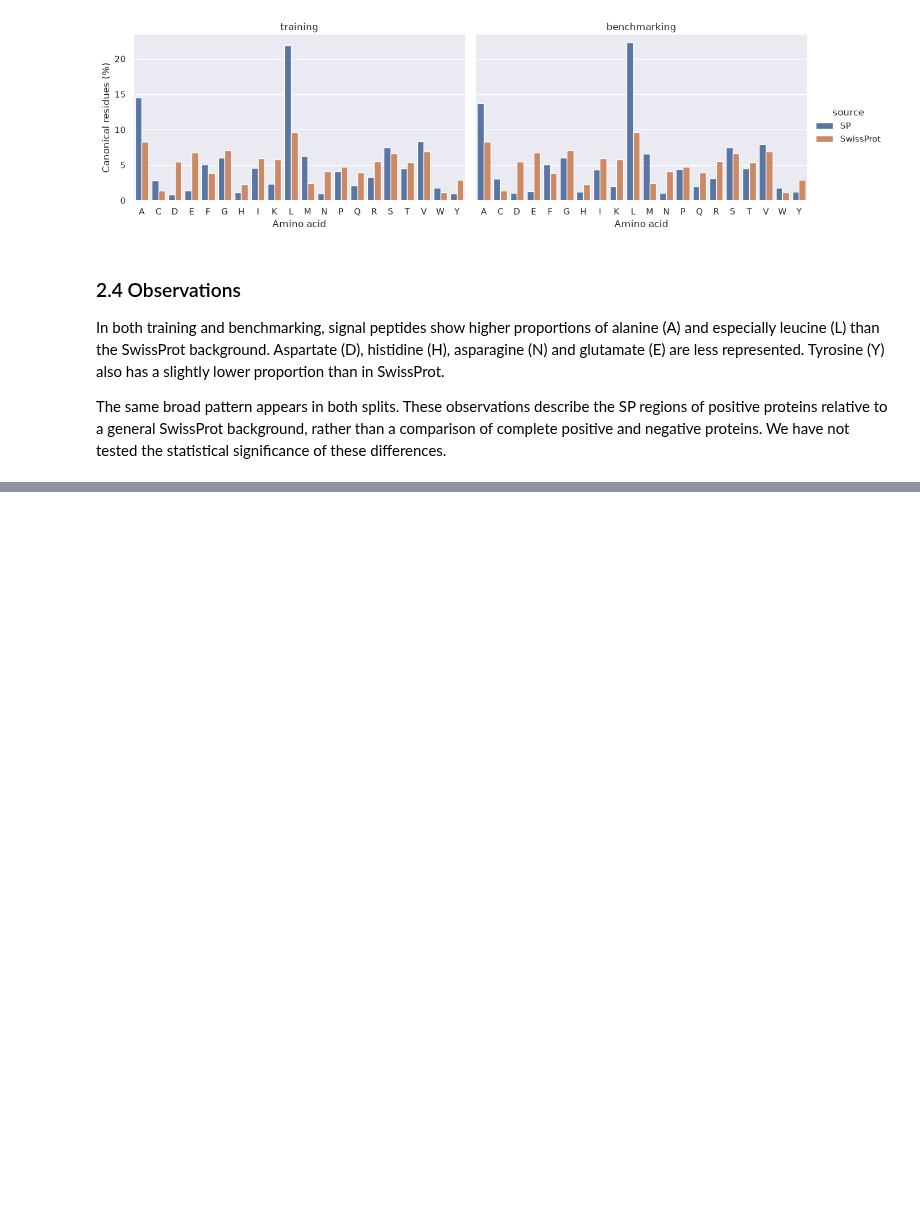
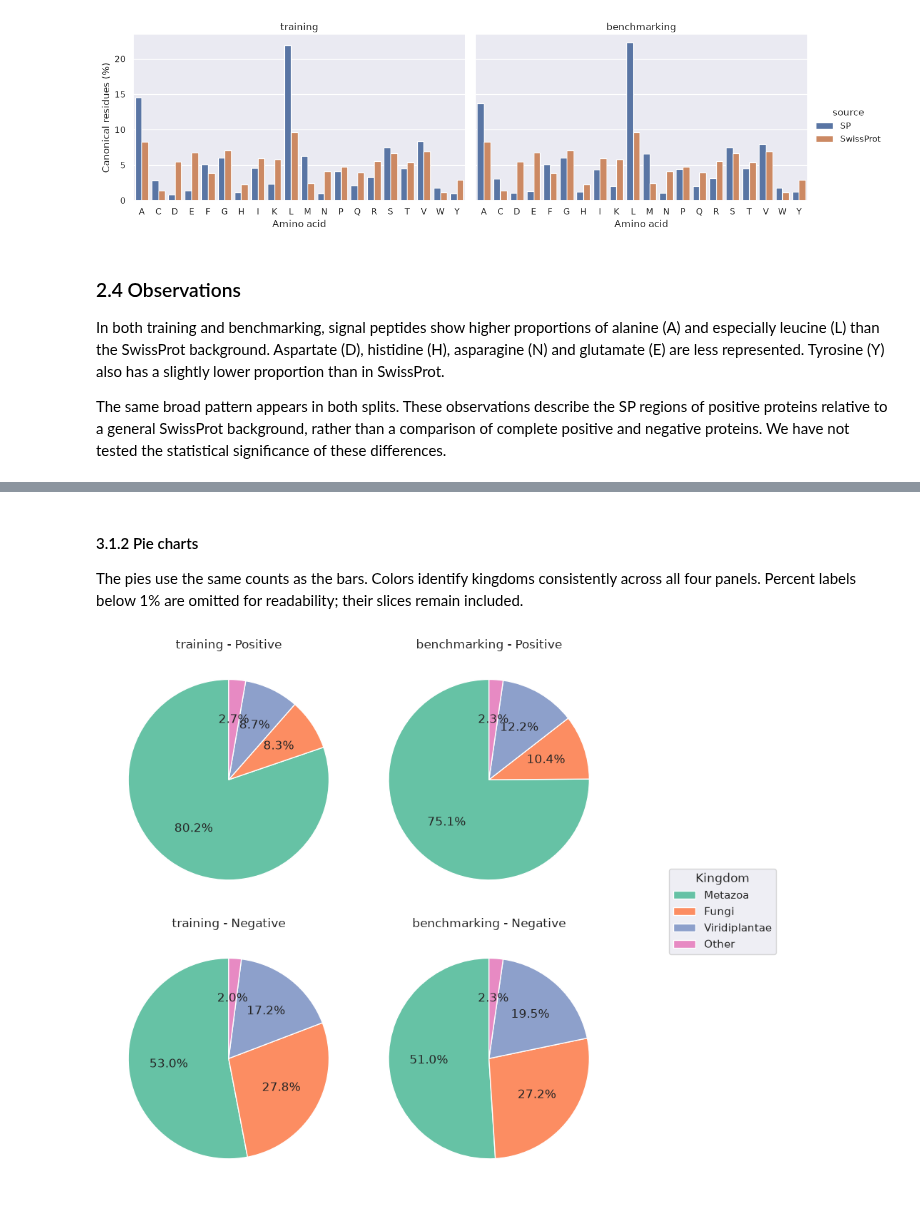
Before and after one commit to bioinformatikk/LB2_project_Group_10, a Jupyter notebook: notebooks/02c_data_analysis.ipynb, the cells around one changed output, grey strips where cells are left out. Drawn from its saved outputs; the diff is of its cells as text; code cells hidden in the pictures; blank space fills up the shorter version.

```diff
--- a/notebooks/02c_data_analysis.ipynb
+++ b/notebooks/02c_data_analysis.ipynb
@@ -395,0 +446,25 @@ The same broad pattern appears in both splits. These observations describe the S
+# %% [markdown]
+#### 3.1.2 Pie charts
+
+The pies use the same counts as the bars. Colors identify kingdoms consistently across all four panels. Percent labels below 1% are omitted for readability; their slices remain included.
+# %%
+kingdom_colors = sns.color_palette("Set2", len(kingdom_order))
+fig, axes = plt.subplots(2, 2, figsize=(10, 8))
+
+for i, protein_class in enumerate(class_order):
+    for j, split in enumerate(split_order):
+        counts = kingdom_composition[
+            (kingdom_composition["split"] == split)
+            & (kingdom_composition["protein_class"] == protein_class)
+        ].set_index("kingdom")["count"].reindex(kingdom_order)
+        wedges, _, _ = axes[i, j].pie(
+            counts, colors=kingdom_colors, startangle=90,
+            autopct=lambda percentage: f"{percentage:.1f}%" if percentage >= 1 else ""
+        )
+        axes[i, j].set_title(f"{split} - {protein_class}")
+
+fig.legend(wedges, kingdom_order, loc="center right", title="Kingdom")
+fig.tight_layout(rect=(0, 0, 0.82, 1))
+plt.show()
+# %% [output]
+[figure, added]
```
Also changed, not shown: parts of 16 cells of this notebook, 1 other file.
